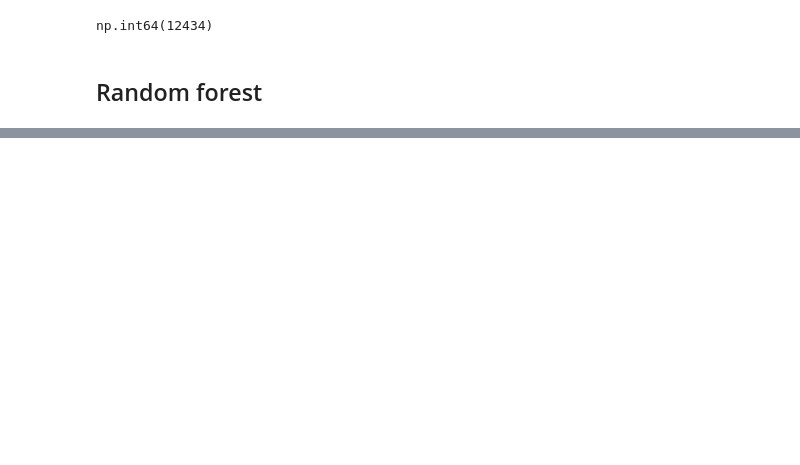
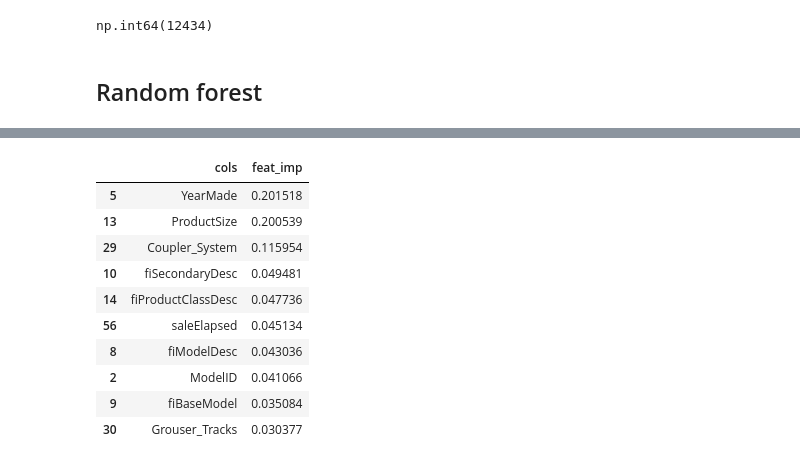
Before and after one commit to bhdai/bb_bulldozer, a Jupyter notebook: notebooks/bulldozer_model.ipynb, the cells around one changed output, grey strips where cells are left out. Cells and saved outputs as stored; diff of their text form; code cells hidden in the pictures; blank space fills up the shorter version.

```diff
--- a/notebooks/bulldozer_model.ipynb
+++ b/notebooks/bulldozer_model.ipynb
@@ -664,0 +705,15 @@ plt.plot([rmse(preds[:i+1].mean(axis=0), val_y) for i in range(40)])
+# %%
+fi = pd.DataFrame({'cols': Xs.columns, 'feat_imp': model.feature_importances_}).sort_values('feat_imp', ascending=False)
+fi[:10]
+# %% [output]
+|  | cols | feat_imp |
+| 5 | YearMade | 0.201518 |
+| 13 | ProductSize | 0.200539 |
+| 29 | Coupler_System | 0.115954 |
+| 10 | fiSecondaryDesc | 0.049481 |
+| 14 | fiProductClassDesc | 0.047736 |
+| 56 | saleElapsed | 0.045134 |
+| 8 | fiModelDesc | 0.043036 |
+| 2 | ModelID | 0.041066 |
+| 9 | fiBaseModel | 0.035084 |
+| 30 | Grouser_Tracks | 0.030377 |
```
Also changed, not shown: parts of 26 cells of this notebook.
